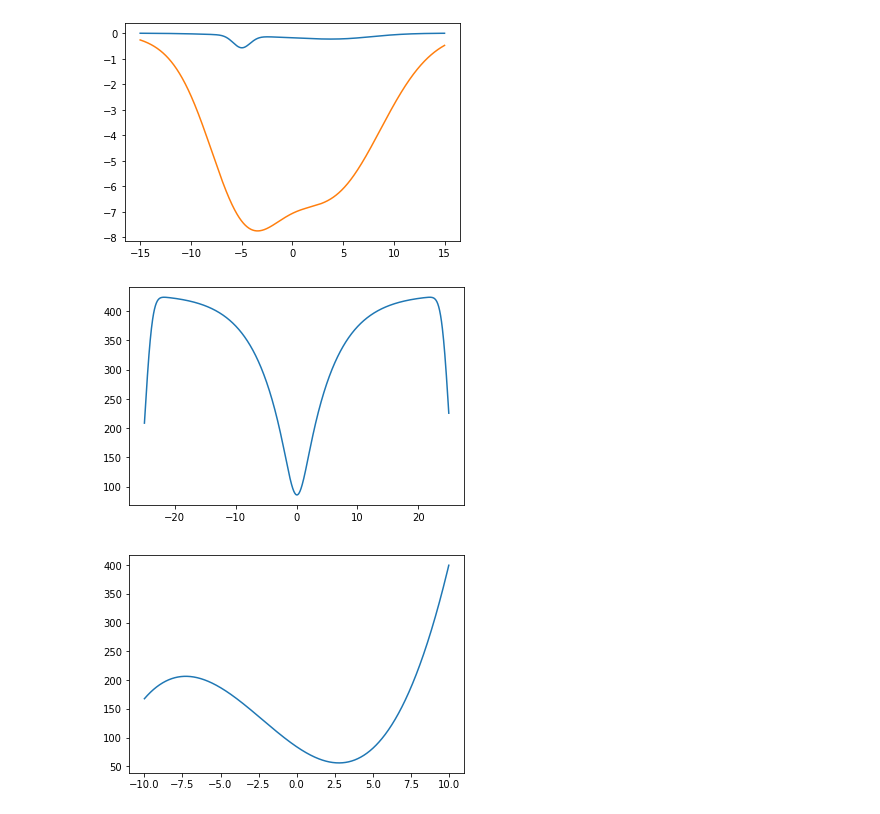
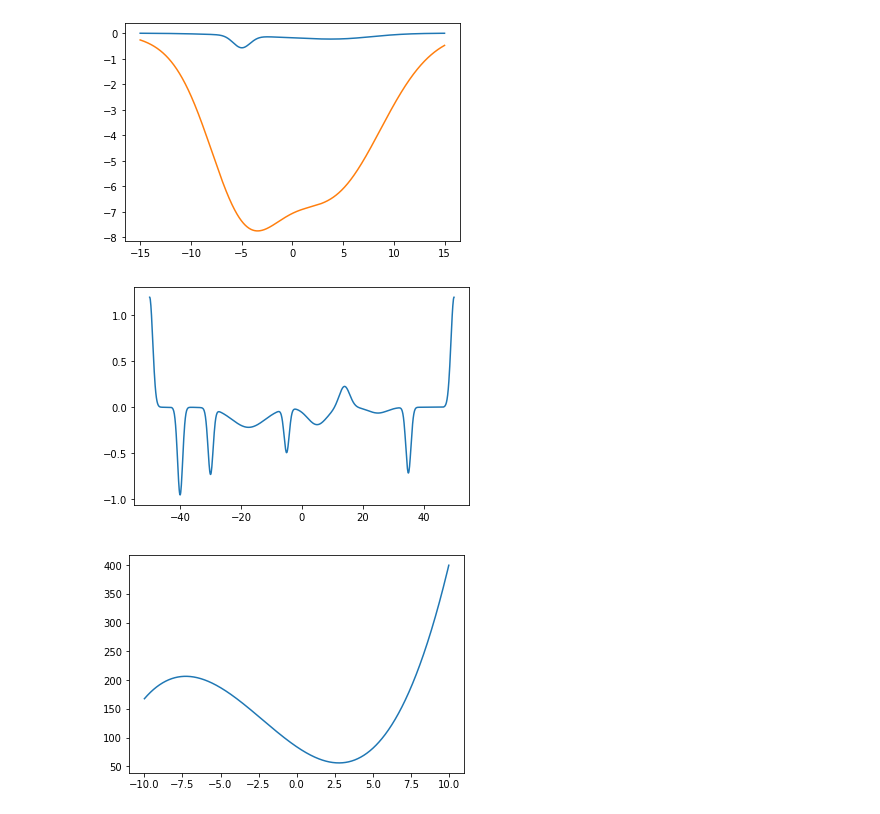
Before and after one commit to daniellengyel/shallow_minima, a Jupyter notebook: Different Functions.ipynb, the cells around one changed output. Drawn from its saved outputs; the diff is of its cells as text; code cells hidden in the pictures.

```diff
--- a/Different Functions.ipynb
+++ b/Different Functions.ipynb
@@ -34,28 +34,28 @@ plt.show()
 # %% [output]
 [figure]
 # %%
-X = np.linspace(-25, 25, 1000)
+X = np.linspace(-50, 50, 1000)
 inp = np.array([X])
 
 g_params = [[-40, 0.7, -2],[-30, 0.7, -1.5],[-5, 0.7, -1], [35, 0.7, -1.5],
             [-17.5, 30, -3], [5, 10, -1.5], [14, 3, 1], [25, 10, -0.5],
             [-50, 1, 3], [50, 1, 3]]
-func = AckleyProblem #gaussian_sum(g_params)
+func = gaussian_sum(g_params) # AckleyProblem #
 g_func = GradAckleyProblem # grad_gaussian_sum(g_params)
 
 out = func(inp)
 K = multi_gaussian(np.array([[1]]))
 smooth_out = smooth(inp, out, K)
 
 out_grad = g_func(inp)
 # out_grad = grad(flat_sharp_hill_gaussian)(inp) #grad_flat_sharp_hill_gaussian(inp)
 
-plt.plot(X, smooth_out)
+plt.plot(X, out)
 # plt.plot(X, out_grad[0])
 
 plt.show()
 # %% [output]
-[figure, old version]
+[figure, new version]
 # %%
 X = np.linspace(-10, 10, 1000)
 inp = np.array([X])
```
